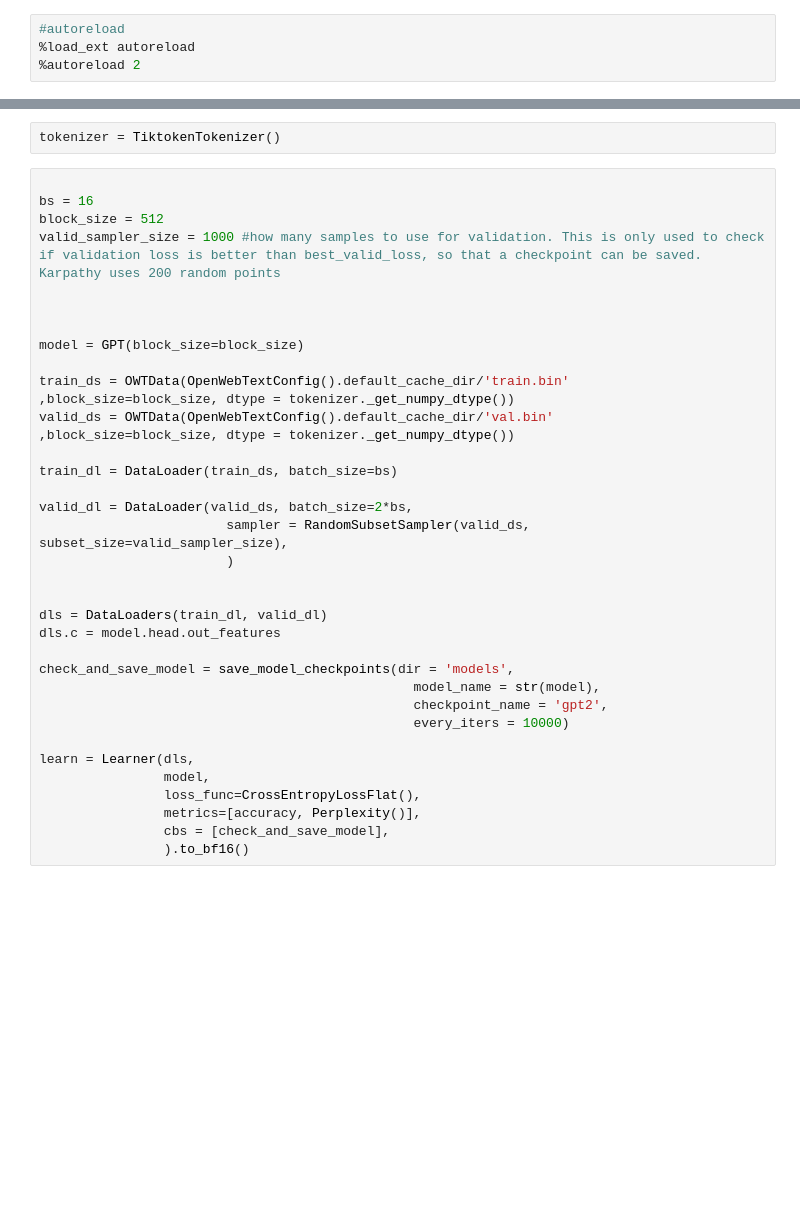
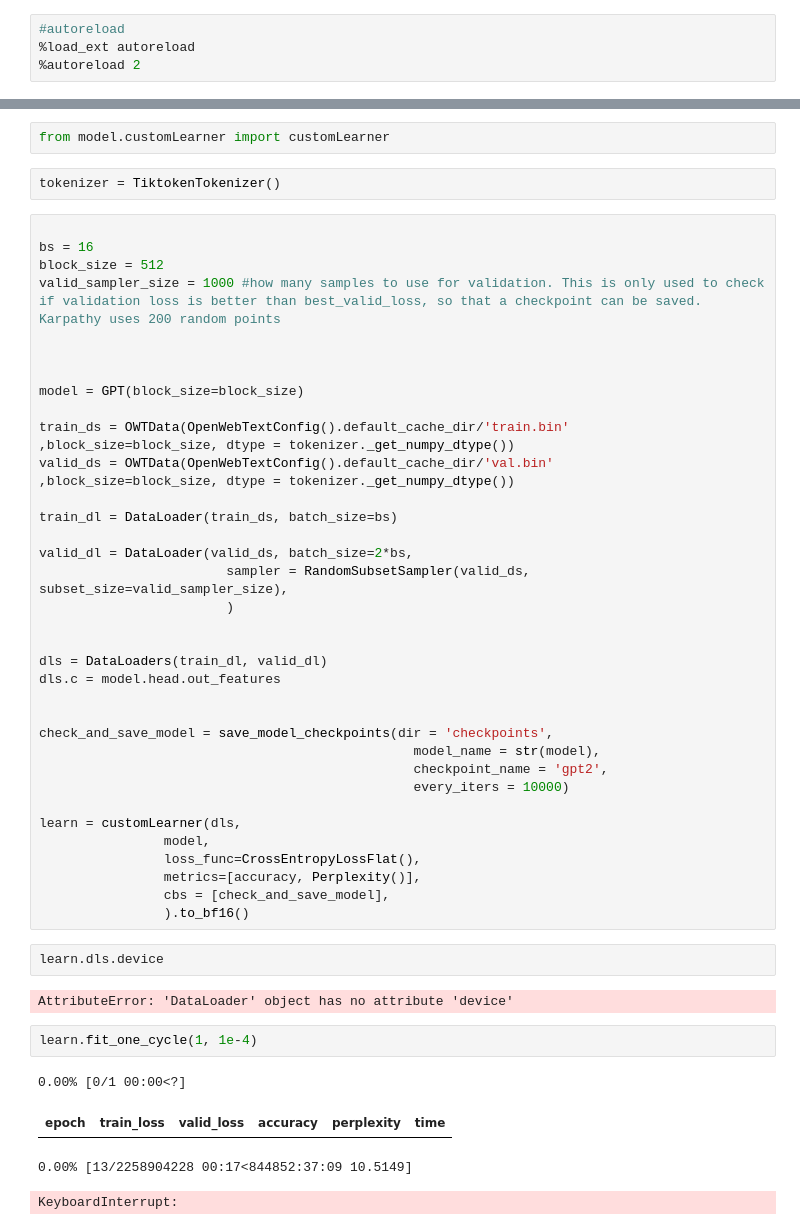
Before and after one commit to PalaashAgrawal/allmond, a Jupyter notebook: train.ipynb, the cells around one changed output, grey strips where cells are left out. Saved outputs shown, nothing was run; the diff lists cells and outputs as text; blank space fills up the shorter version.

Commit message:
customLearner for automatically resumable training

```diff
--- a/train.ipynb
+++ b/train.ipynb
@@ -11,5 +10,7 @@ import numpy as np
 from fastai.text.all import *
 from torch.utils.data import DataLoader
+# %%
+from model.customLearner import customLearner
 # %%
 tokenizer = TiktokenTokenizer()
 # %%
@@ -35,14 +36,26 @@ valid_dl = DataLoader(valid_ds, batch_size=2*bs,
 dls = DataLoaders(train_dl, valid_dl)
 dls.c = model.head.out_features
 
-check_and_save_model = save_model_checkpoints(dir = 'models',
+
+check_and_save_model = save_model_checkpoints(dir = 'checkpoints',
                                                 model_name = str(model),
                                                 checkpoint_name = 'gpt2',
                                                 every_iters = 10000)
 
-learn = Learner(dls,
+learn = customLearner(dls,
                 model,
                 loss_func=CrossEntropyLossFlat(),
                 metrics=[accuracy, Perplexity()],
                 cbs = [check_and_save_model],
                 ).to_bf16()
+# %%
+learn.dls.device
+# %% [output]
+AttributeError: 'DataLoader' object has no attribute 'device'
+# %%
+learn.fit_one_cycle(1, 1e-4)
+# %% [output]
+0.00% [0/1 00:00<?]
+| epoch | train_loss | valid_loss | accuracy | perplexity | time |
+0.00% [13/2258904228 00:17<844852:37:09 10.5149]
+KeyboardInterrupt:
```
Also changed, not shown: parts of 3 cells of this notebook, 3 other files.
